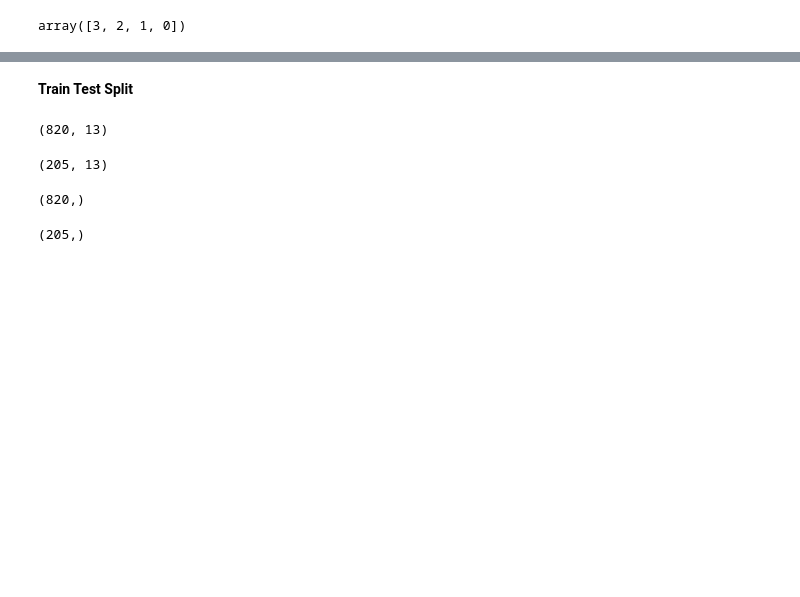
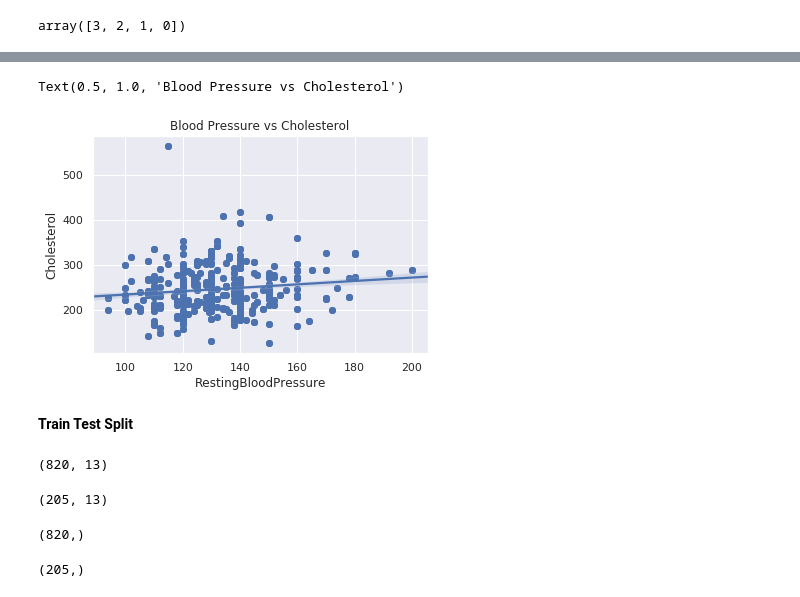
Before and after one commit to letisalbal/Final-Project, a Jupyter notebook: HeartDisease.ipynb, the cells around one changed output, grey strips where cells are left out. Cells and saved outputs as stored; diff of their text form; code cells hidden in the pictures; blank space fills up the shorter version.

```diff
--- a/HeartDisease.ipynb
+++ b/HeartDisease.ipynb
@@ -302,3 +333,9 @@ sns.distplot(heart_df2['Thalassemia'], color = "green")
+# %%
+sns.regplot(x=heart_df2.RestingBloodPressure,y=heart_df2.Cholesterol)
+plt.title('Blood Pressure vs Cholesterol')
+# %% [output]
+Text(0.5, 1.0, 'Blood Pressure vs Cholesterol')
+[figure, added]
 # %% [markdown]
 **Train Test Split**
 # %%
```
Also changed, not shown: parts of 17 cells of this notebook.
